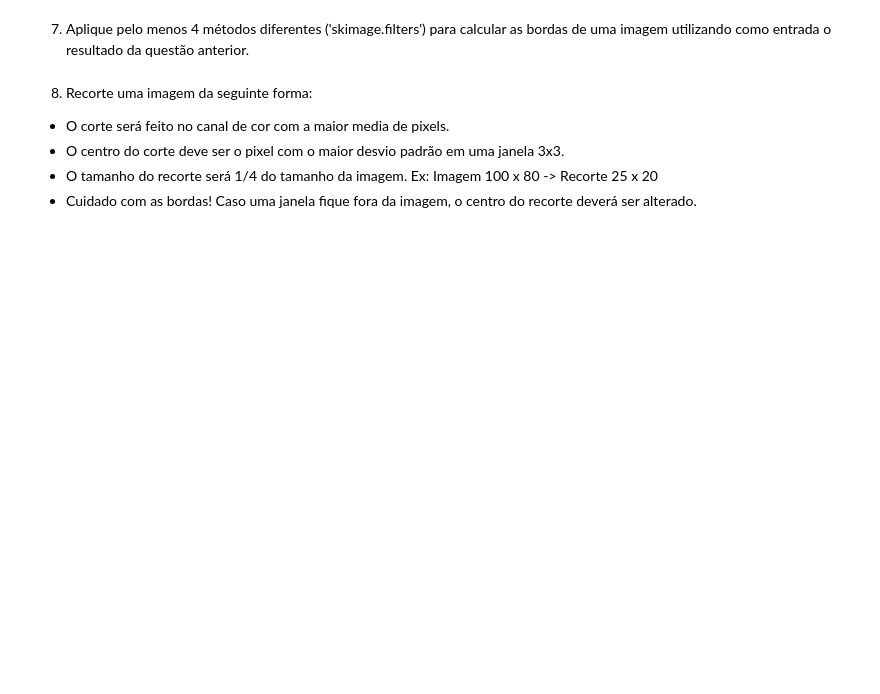
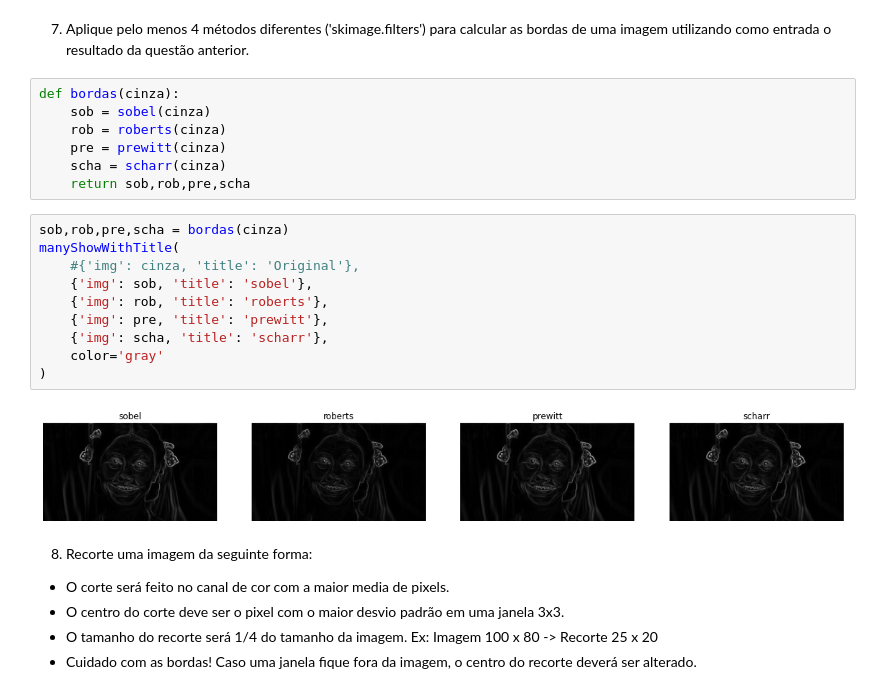
Before and after one commit to mthsvct/TopicosVisao, a Jupyter notebook: atvs/atv1/trabalho.ipynb, the cells around one changed output. Drawn from its saved outputs; the diff is of its cells as text; blank space fills up the shorter version.

```diff
--- a/atvs/atv1/trabalho.ipynb
+++ b/atvs/atv1/trabalho.ipynb
@@ -174,5 +202,24 @@ for i in ['s&p', 'gaussian', 'speckle']:
 # %% [markdown]
 7) Aplique pelo menos 4 métodos diferentes ('skimage.filters') para calcular as bordas de uma imagem utilizando como entrada o resultado da questão anterior.
+# %%
+def bordas(cinza):
+    sob = sobel(cinza)
+    rob = roberts(cinza)
+    pre = prewitt(cinza)
+    scha = scharr(cinza)
+    return sob,rob,pre,scha
+# %%
+sob,rob,pre,scha = bordas(cinza)
+manyShowWithTitle(
+    #{'img': cinza, 'title': 'Original'},
+    {'img': sob, 'title': 'sobel'},
+    {'img': rob, 'title': 'roberts'},
+    {'img': pre, 'title': 'prewitt'},
+    {'img': scha, 'title': 'scharr'},
+    color='gray'
+)
+# %% [output]
+[figure, added]
 # %% [markdown]
 8) Recorte uma imagem da seguinte forma:
 - O corte será feito no canal de cor com a maior media de pixels.
```
Also changed, not shown: parts of 5 cells of this notebook.
